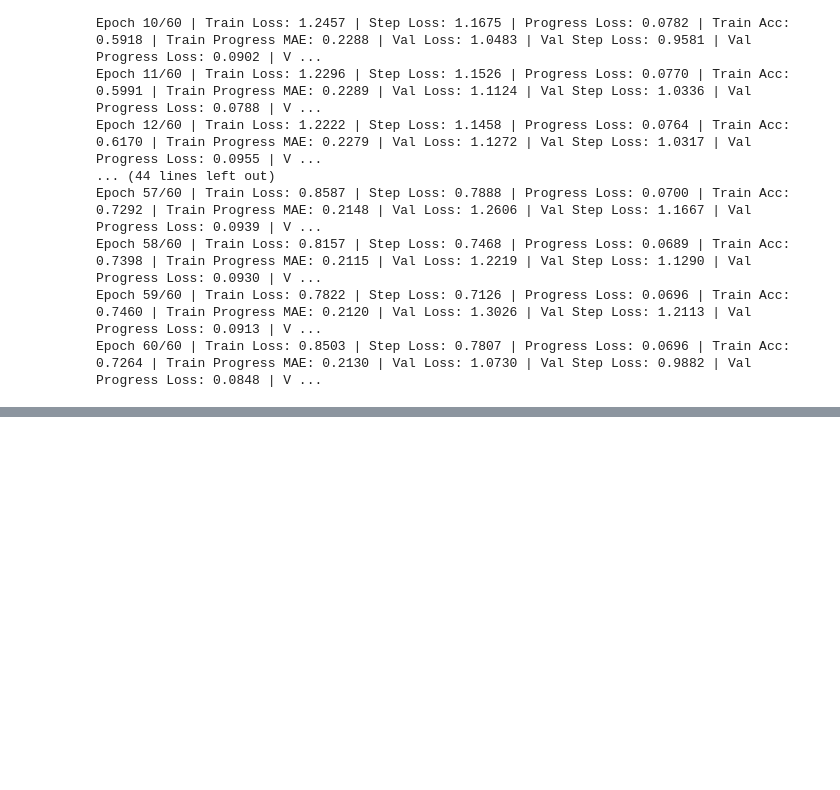
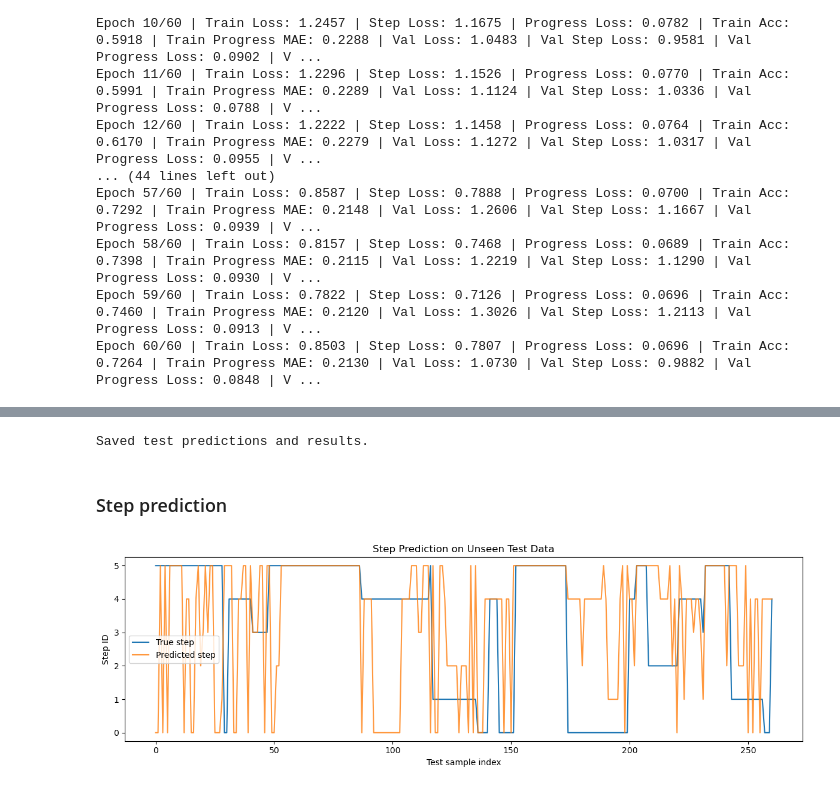
Before and after one commit to Lo122/LSTM_HRC, a Jupyter notebook: model_lstm/LSTM_train.ipynb, the cells around one changed output, grey strips where cells are left out. Drawn from its saved outputs; the diff is of its cells as text; code cells hidden in the pictures; blank space fills up the shorter version.

Commit message:
evals

```diff
--- a/model_lstm/LSTM_train.ipynb
+++ b/model_lstm/LSTM_train.ipynb
@@ -88,0 +83,5 @@ print(len(npz_val_paths))
+# %%
+test_dir = r"G:\.shortcut-targets-by-id\1nZZWQUKOdxeC-oo-NKucbuUj38ir4mZC\ITECH_Thesis\Videos\dataset\test\raw"
+test_paths = [os.path.join(test_dir, f) for f in os.listdir(test_dir) if f.endswith(".pt")]
+
+npz_test_dir = r"G:\.shortcut-targets-by-id\1nZZWQUKOdxeC-oo-NKucbuUj38ir4mZC\ITECH_Thesis\Videos\dataset\test\norm"
@@ -144,3 +170,15 @@ val_loader = DataLoader(ConcatDataset(val_datasets), batch_size=batch_size, shuf
+# %%
+test_datasets = []
+for npz_test_path in npz_test_paths:
+    test_dataset = AssistSequenceDataset(npz_path=npz_test_path,
+                                         window_size=window_size,
+                                         stride=stride,
+                                         predict_offset=predict_offset,
+                                         mode=mode,
+                                         feature_keys=x_keys)
+    test_datasets.append(test_dataset)
+
+test_loader = DataLoader(ConcatDataset(test_datasets), batch_size=batch_size, shuffle=False, num_workers=num_workers, pin_memory=(device.type == "cuda"), drop_last=False)
 # %% [markdown]
 ### model
 # %%
@@ -443,0 +488,13 @@ Epoch 60/60 | Train Loss: 0.8503 | Step Loss: 0.7807 | Progress Loss: 0.0696 | T
+# %%
+best_model_path = Path(r"C:\Users\loy49\Desktop\REPO\LSTM_HRC\model_lstm\runs\exp_2026-06-28_15-27-49\best_model.pth")
+evals_dir = Path(r"C:\Users\loy49\Desktop\REPO\LSTM_HRC\model_lstm\runs\evals")
+# %%
+model_eval = AssistLSTM(
+    input_dim=input_dim,
+    hidden_dim=hidden_layer,
+    num_steps=num_steps
+).to(device)
+
+model_eval.load_state_dict(torch.load(best_model_path, map_location=device))
+
+model_eval.eval()
@@ -443,0 +580,24 @@ Epoch 60/60 | Train Loss: 0.8503 | Step Loss: 0.7807 | Progress Loss: 0.0696 | T
+# %%
+pred_df.to_csv(evals_dir / "test_predictions.csv", index=False)
+
+with open(evals_dir / "test_results.json", "w") as f:
+    json.dump(results, f, indent=4)
+
+print("Saved test predictions and results.")
+# %% [output]
+Saved test predictions and results.
+# %% [markdown]
+### Step prediction
+# %%
+plt.figure(figsize=(12, 4))
+plt.plot(pred_df["true_step"].values, label="True step")
+plt.plot(pred_df["pred_step"].values, label="Predicted step", alpha=0.8)
+
+plt.xlabel("Test sample index")
+plt.ylabel("Step ID")
+plt.title("Step Prediction on Unseen Test Data")
+plt.legend()
+plt.tight_layout()
+plt.show()
+# %% [output]
+[figure, added]
```
Also changed, not shown: parts of 25 cells of this notebook, 2 other files.
